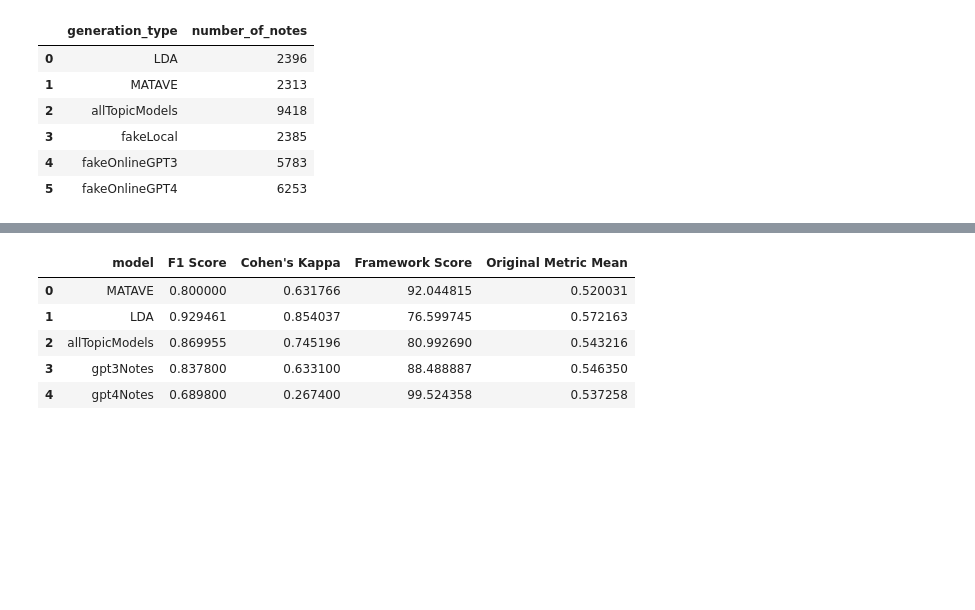
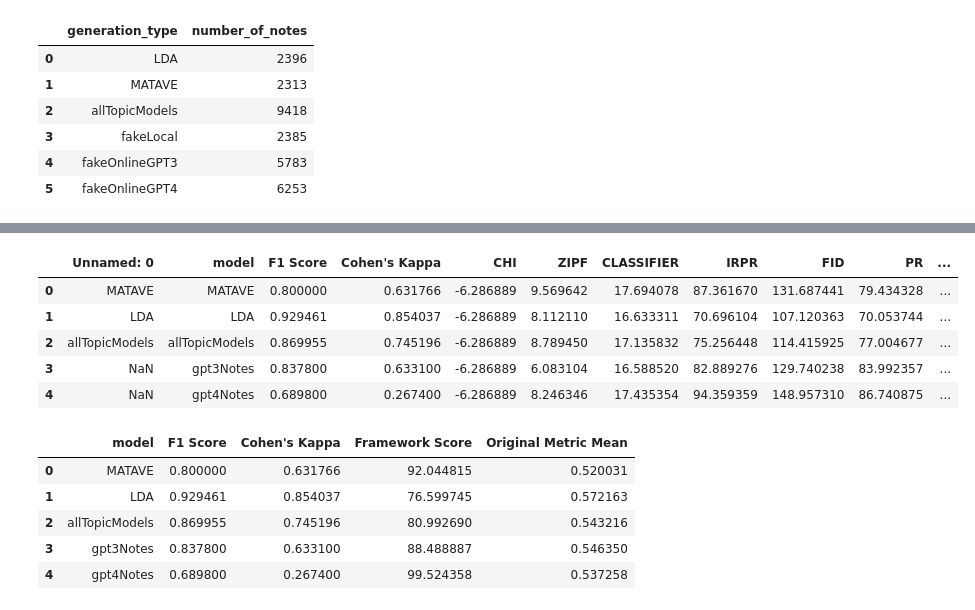
Before and after one commit to isabel-ronan/localSyntheticData, a Jupyter notebook: comparing_all.ipynb, the cells around one changed output, grey strips where cells are left out. Drawn from its saved outputs; the diff is of its cells as text; code cells hidden in the pictures; blank space fills up the shorter version.

```diff
--- a/comparing_all.ipynb
+++ b/comparing_all.ipynb
@@ -106,3 +145,12 @@ merged = all_human_comparisons.merge(calibrated, on="model", how="inner")
+# %%
+merged
+# %% [output]
+|  | Unnamed: 0 | model | F1 Score | Cohen's Kappa | CHI | ZIPF | CLASSIFIER | IRPR | FID | PR | ... |
+| 0 | MATAVE | MATAVE | 0.800000 | 0.631766 | -6.286889 | 9.569642 | 17.694078 | 87.361670 | 131.687441 | 79.434328 | ... |
+| 1 | LDA | LDA | 0.929461 | 0.854037 | -6.286889 | 8.112110 | 16.633311 | 70.696104 | 107.120363 | 70.053744 | ... |
+| 2 | allTopicModels | allTopicModels | 0.869955 | 0.745196 | -6.286889 | 8.789450 | 17.135832 | 75.256448 | 114.415925 | 77.004677 | ... |
+| 3 | NaN | gpt3Notes | 0.837800 | 0.633100 | -6.286889 | 6.083104 | 16.588520 | 82.889276 | 129.740238 | 83.992357 | ... |
+| 4 | NaN | gpt4Notes | 0.689800 | 0.267400 | -6.286889 | 8.246346 | 17.435354 | 94.359359 | 148.957310 | 86.740875 | ... |
 # %%
 merged = merged.merge(all_individual_metrics, on='model', how="inner")
 # %%
```
Also changed, not shown: parts of 3 cells of this notebook, 3 other files.
